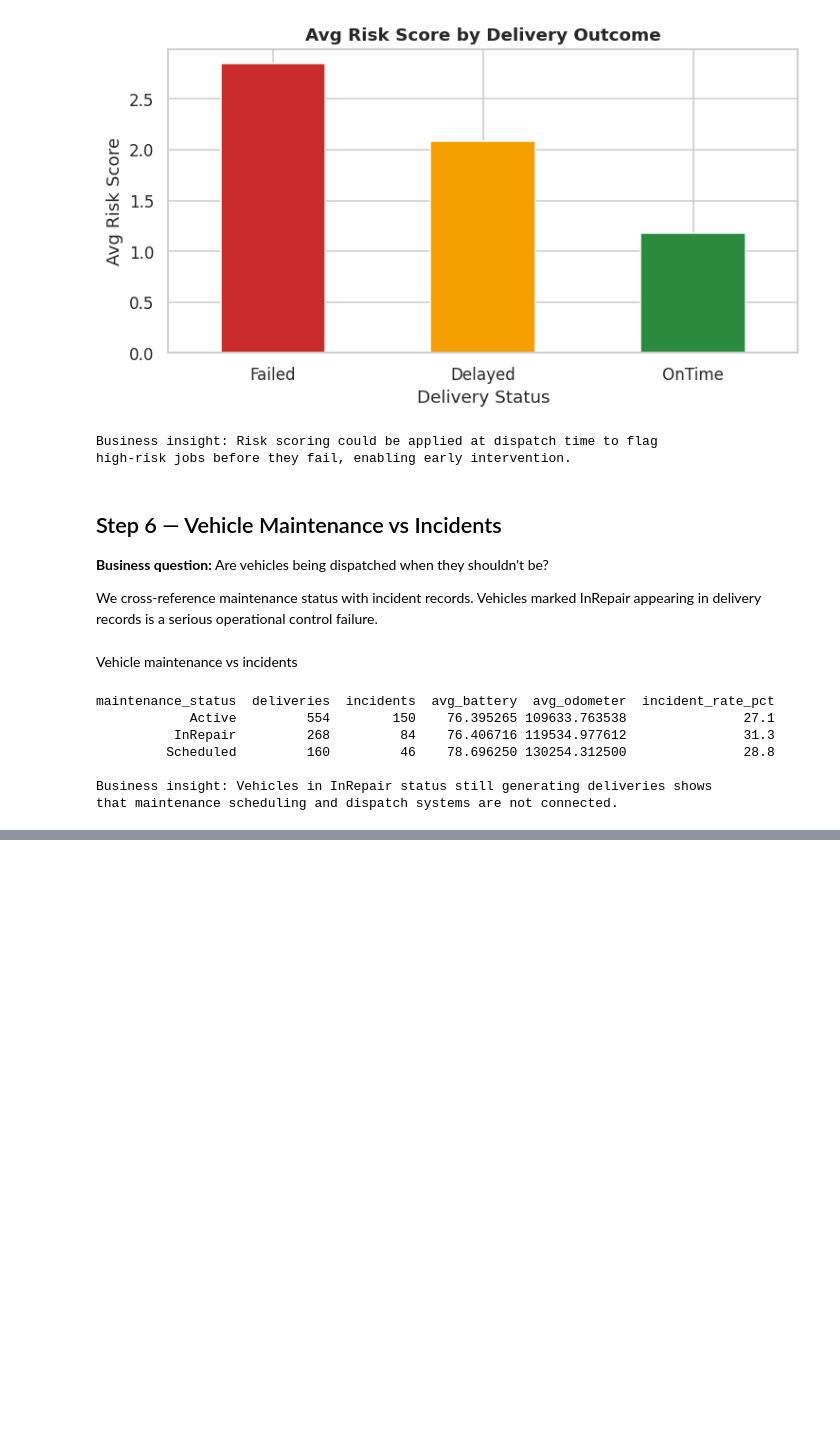
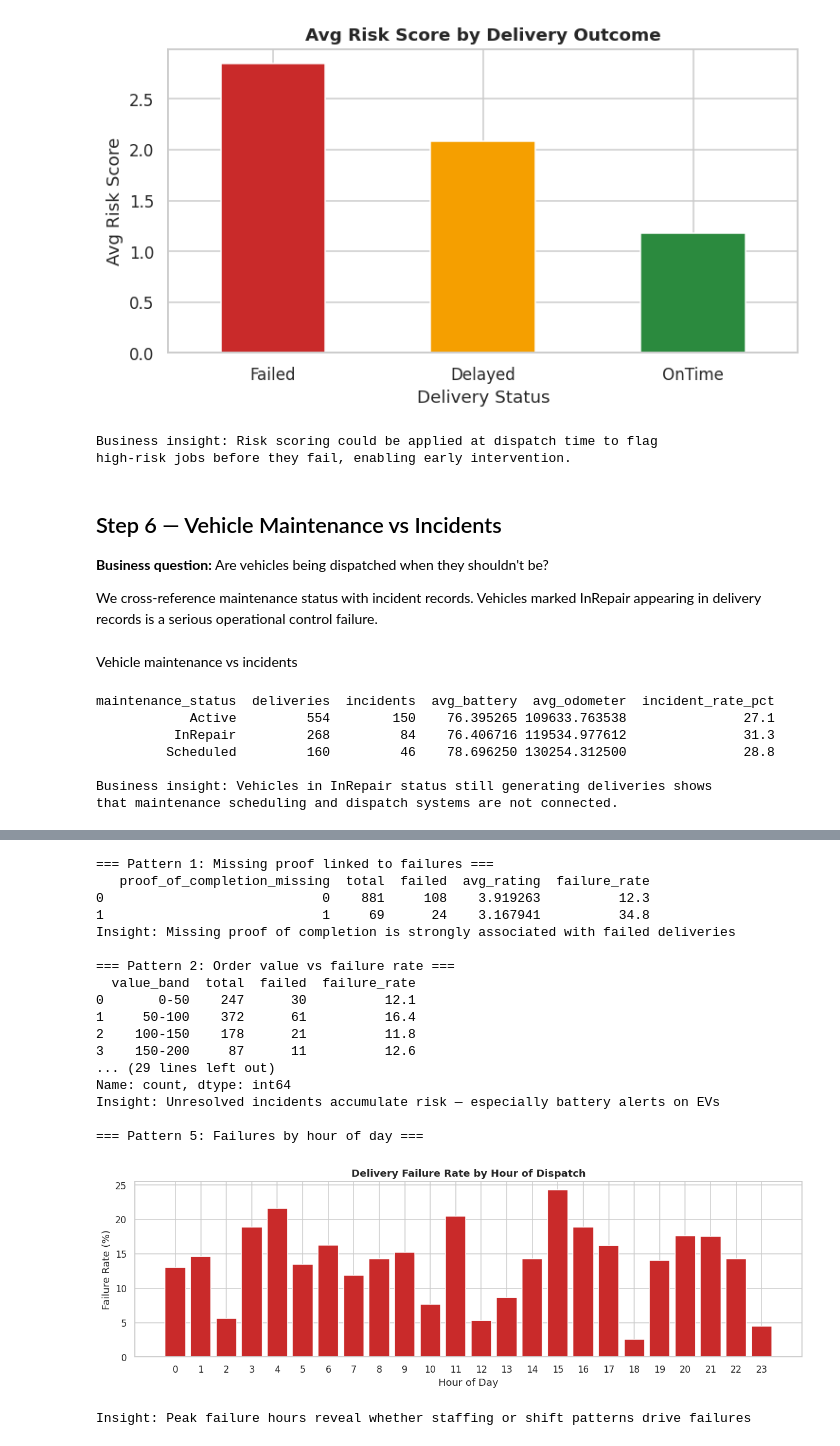
Before and after one commit to vivek143pro/NorthStar-Analytics-Vivek, a Jupyter notebook: NOTEBOOK_2 - Python_Analytics.ipynb, the cells around one changed output, grey strips where cells are left out. Cells and saved outputs as stored; diff of their text form; code cells hidden in the pictures; blank space fills up the shorter version.

```diff
--- a/NOTEBOOK_2 - Python_Analytics.ipynb
+++ b/NOTEBOOK_2 - Python_Analytics.ipynb
@@ -311,0 +523,79 @@ that maintenance scheduling and dispatch systems are not connected.
+# %%
+# HIDDEN FAILURE PATTERNS
+# Pattern 1: Drivers with missing proof of completion AND failed deliveries
+print("=== Pattern 1: Missing proof linked to failures ===")
+proof_failure = master.groupby('proof_of_completion_missing').agg(
+    total=('delivery_id','count'),
+    failed=('delivery_status', lambda x: (x=='Failed').sum()),
+    avg_rating=('customer_rating_post_delivery','mean')
+).reset_index()
+proof_failure['failure_rate'] = round(100 * proof_failure['failed'] / proof_failure['total'], 1)
+print(proof_failure)
+print("Insight: Missing proof of completion is strongly associated with failed deliveries")
+
+# Pattern 2: High value orders failing more than low value
+print("\n=== Pattern 2: Order value vs failure rate ===")
+master['value_band'] = pd.cut(master['order_value'],
+                               bins=[0,50,100,150,200,999],
+                               labels=['0-50','50-100','100-150','150-200','200+'])
+value_failure = master.groupby('value_band').agg(
+    total=('delivery_id','count'),
+    failed=('delivery_status', lambda x: (x=='Failed').sum())
+).reset_index()
+value_failure['failure_rate'] = round(100 * value_failure['failed'] / value_failure['total'], 1)
+print(value_failure)
+print("Insight: If high value orders fail more, NorthStar is losing its most profitable jobs")
+
+# Pattern 3: Repeat complainers — same customers complaining multiple times
+print("\n=== Pattern 3: Repeat complaint customers ===")
+repeat = complaints.groupby('customer_id').size().reset_index(name='complaint_count')
+repeat = repeat[repeat['complaint_count'] > 1].sort_values('complaint_count', ascending=False)
+print(f"Customers with more than 1 complaint: {len(repeat)}")
+print(repeat.head(10))
+print("Insight: Repeat complainers signal systemic failure, not one-off incidents")
+
+# Pattern 4: Incidents that were never resolved
+print("\n=== Pattern 4: Unresolved incidents ===")
+unresolved = incidents[incidents['resolution_status'].isin(['Open','Escalated'])]
+print(f"Total unresolved incidents: {len(unresolved)}")
+print(unresolved['incident_type'].value_counts())
+print("Insight: Unresolved incidents accumulate risk — especially battery alerts on EVs")
+
+# Pattern 5: Peak failure times
+print("\n=== Pattern 5: Failures by hour of day ===")
+deliveries['dispatch_hour'] = pd.to_datetime(deliveries['dispatch_time']).dt.hour
+hour_failure = deliveries.groupby('dispatch_hour').agg(
+    total=('delivery_id','count'),
+    failed=('delivery_status', lambda x: (x=='Failed').sum())
+).reset_index()
+hour_failure['failure_rate'] = round(100 * hour_failure['failed'] / hour_failure['total'], 1)
+
+plt.figure(figsize=(12,4))
+plt.bar(hour_failure['dispatch_hour'], hour_failure['failure_rate'], color='#c92a2a')
+plt.title('Delivery Failure Rate by Hour of Dispatch', fontweight='bold')
+plt.xlabel('Hour of Day')
+plt.ylabel('Failure Rate (%)')
+plt.xticks(range(0,24))
+plt.tight_layout()
+plt.show()
+print("Insight: Peak failure hours reveal whether staffing or shift patterns drive failures")
+# %% [output]
+=== Pattern 1: Missing proof linked to failures ===
+   proof_of_completion_missing  total  failed  avg_rating  failure_rate
+0                            0    881     108    3.919263          12.3
+1                            1     69      24    3.167941          34.8
+Insight: Missing proof of completion is strongly associated with failed deliveries
+
+=== Pattern 2: Order value vs failure rate ===
+  value_band  total  failed  failure_rate
+0       0-50    247      30          12.1
+1     50-100    372      61          16.4
+2    100-150    178      21          11.8
+3    150-200     87      11          12.6
+... (29 lines left out)
+Name: count, dtype: int64
+Insight: Unresolved incidents accumulate risk — especially battery alerts on EVs
+
+=== Pattern 5: Failures by hour of day ===
+[figure, added]
+Insight: Peak failure hours reveal whether staffing or shift patterns drive failures
```
Also changed, not shown: parts of 6 cells of this notebook.
